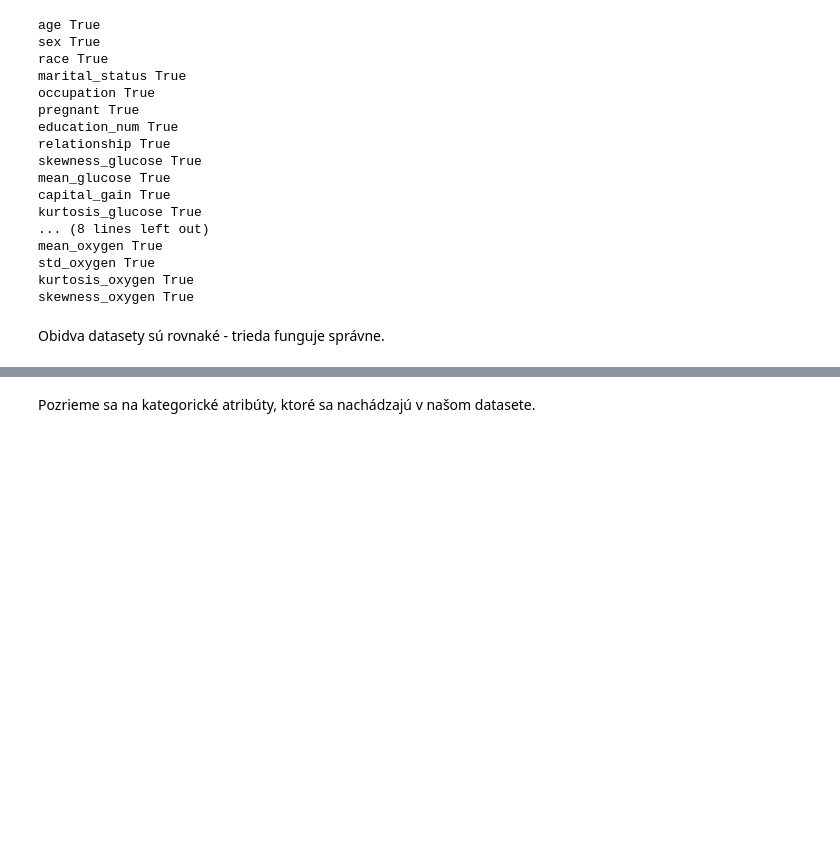
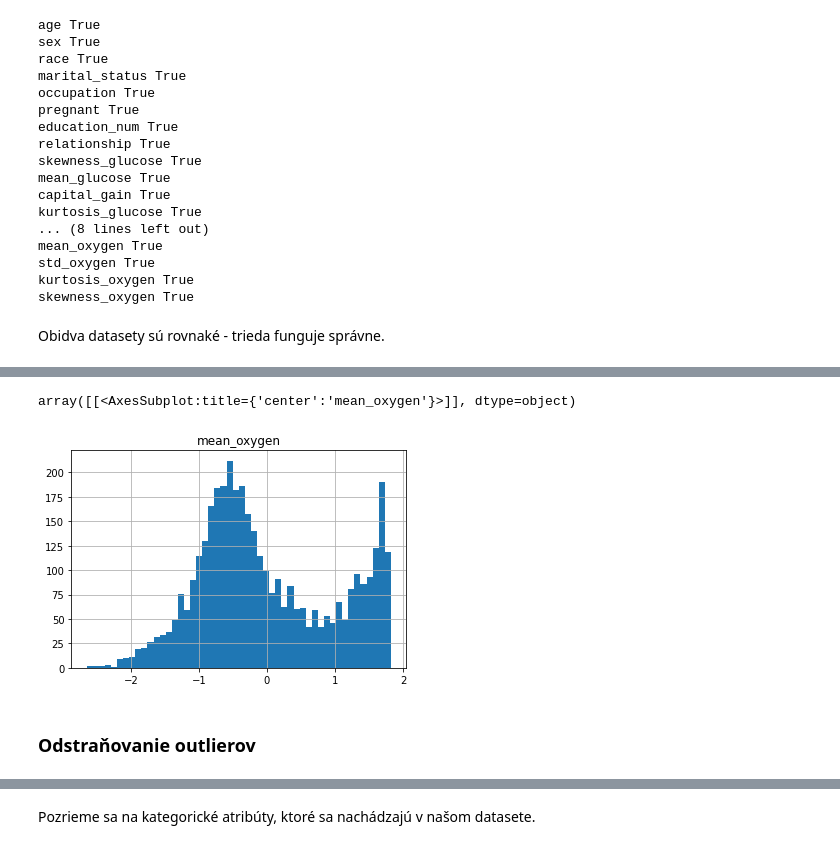
Before and after one commit to martinbudinsky3/diabetes-prediction, a Jupyter notebook: Budinsky_Balekova_Predspracovanie.ipynb, the cells around one changed output, grey strips where cells are left out. Cells and saved outputs as stored; diff of their text form; code cells hidden in the pictures; blank space fills up the shorter version.

```diff
--- a/Budinsky_Balekova_Predspracovanie.ipynb
+++ b/Budinsky_Balekova_Predspracovanie.ipynb
@@ -1784,0 +1864,5 @@ Obidva datasety sú rovnaké - trieda funguje správne.
+# %%
+train_data[['mean_oxygen']].hist(bins=50)
+# %% [output]
+array([[<AxesSubplot:title={'center':'mean_oxygen'}>]], dtype=object)
+[figure, added]
@@ -1784,0 +1871,2 @@ Obidva datasety sú rovnaké - trieda funguje správne.
+# %% [markdown]
+### Odstraňovanie outlierov
```
Also changed, not shown: parts of 54 cells of this notebook.
